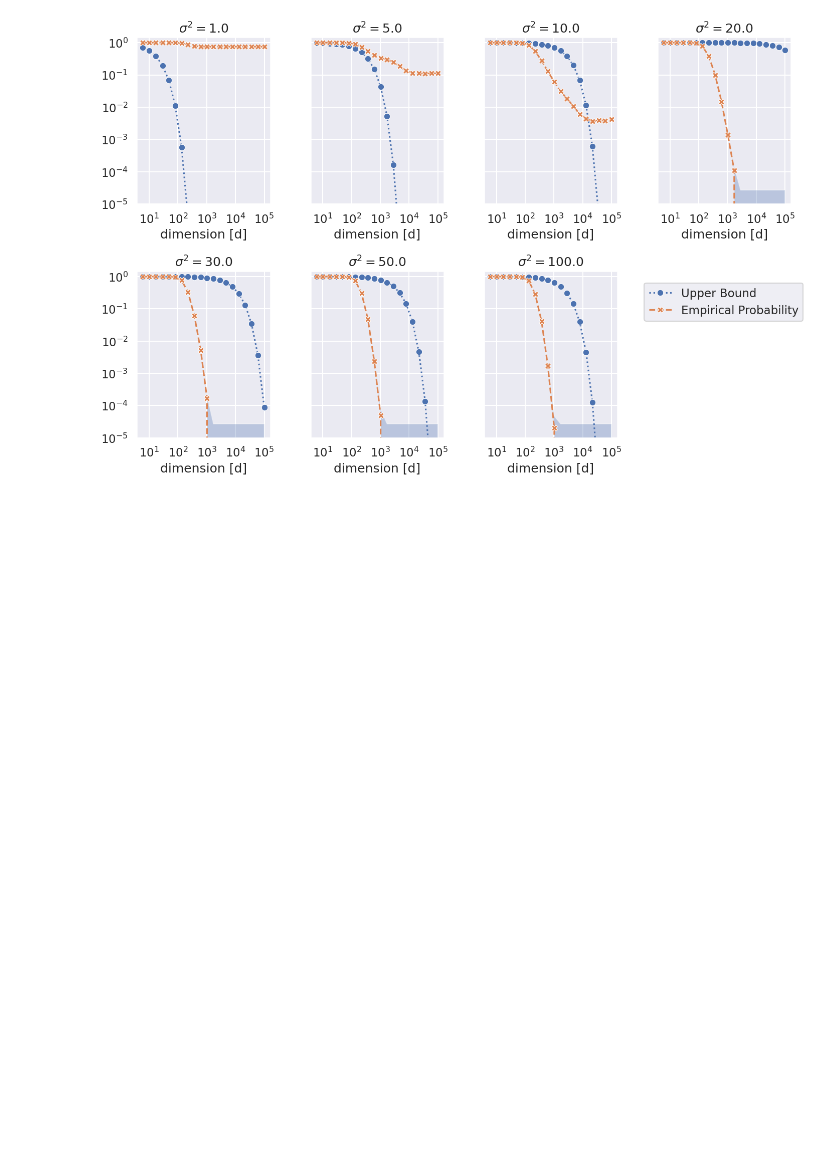
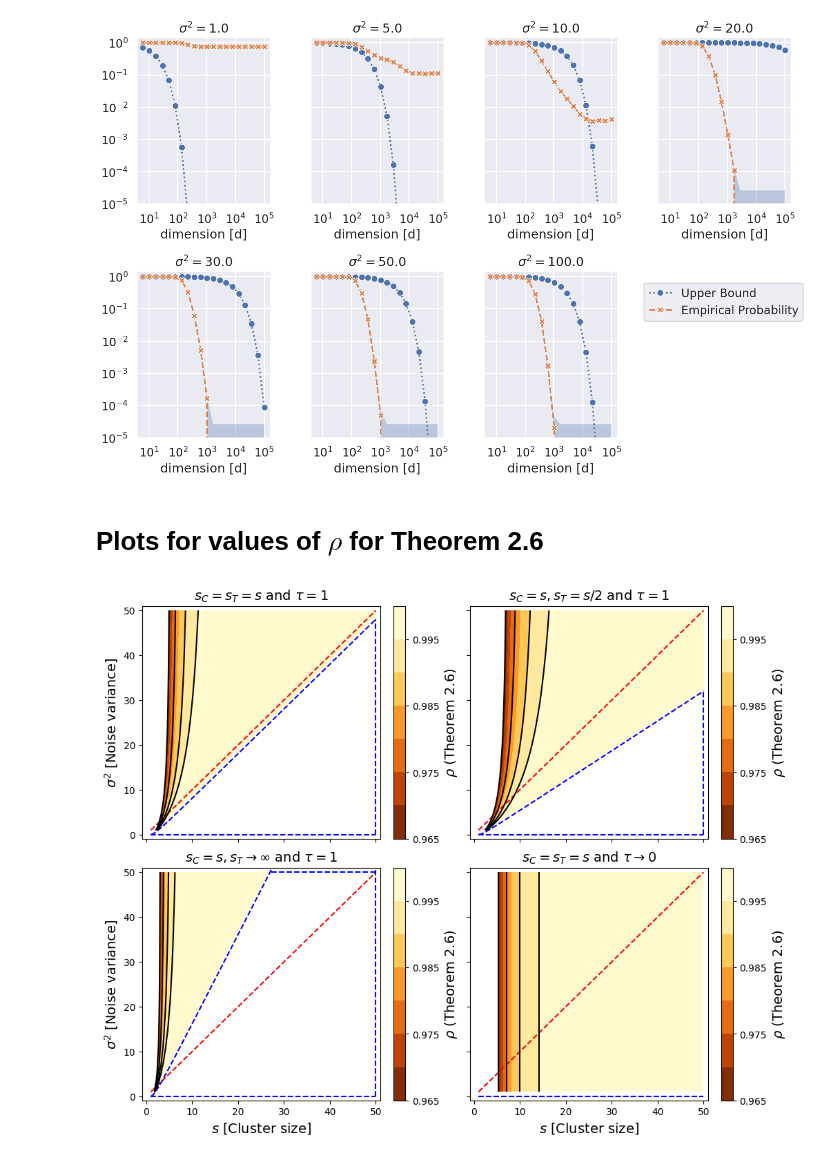
Before and after one commit to DSilva27/Observation-on-kmeans, a Jupyter notebook: paper_experiments/theoretical_experiments.ipynb, the cells around one changed output. Cells and saved outputs as stored; diff of their text form; code cells hidden in the pictures; blank space fills up the shorter version.

Commit message:
implement figure for rho

```diff
--- a/paper_experiments/theoretical_experiments.ipynb
+++ b/paper_experiments/theoretical_experiments.ipynb
@@ -197,2 +204,10 @@ plot_union_bound_corollary(results_union_bound)
 # %% [output]
 [figure]
+# %% [markdown]
+# Plots for values of $\rho$ for Theorem 2.6
+# %%
+plot_rho_paper_figure(
+    fig_fname="../results/numerical_experiments_theory/figures/rho_paper_figure.pdf"
+)
+# %% [output]
+[figure, added]
```
Also changed, not shown: parts of 3 cells of this notebook, 2 other files.
